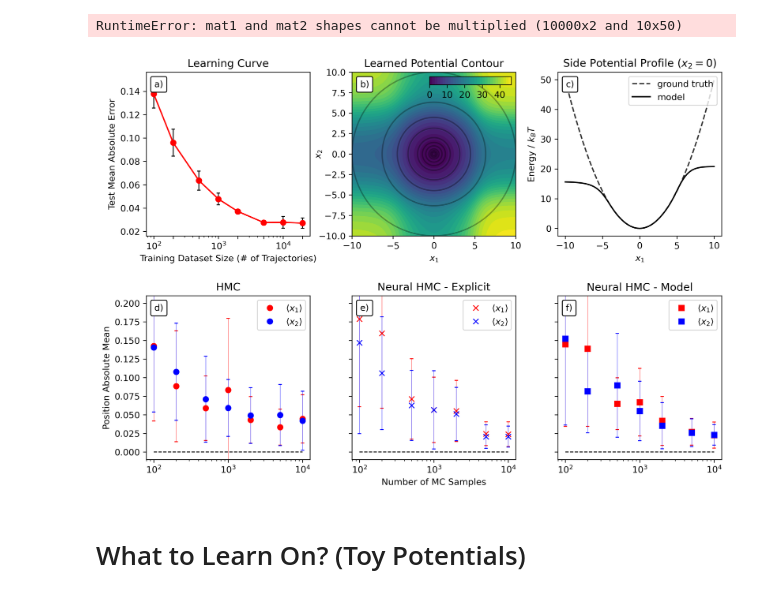
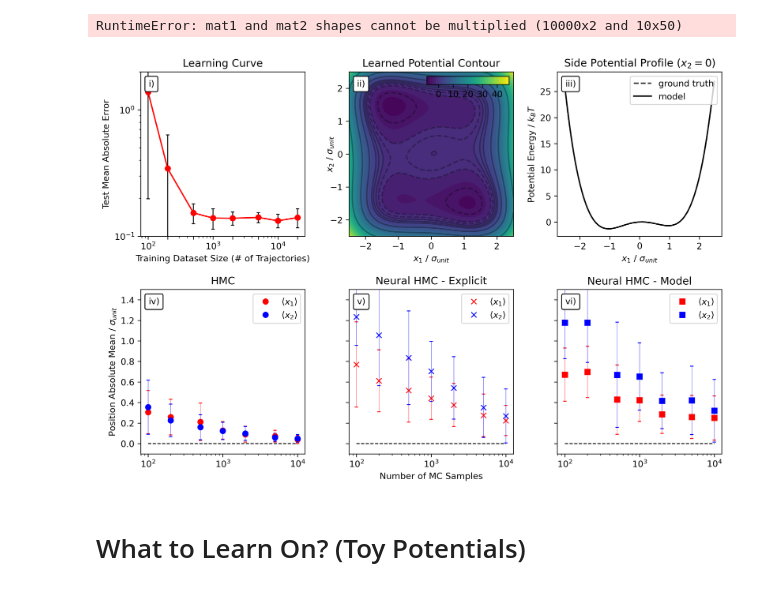
Before and after one commit to jakublala/md-neural-ode, a Jupyter notebook: plotting.ipynb, the cells around one changed output. Drawn from its saved outputs; the diff is of its cells as text; code cells hidden in the pictures.

```diff
--- a/plotting.ipynb
+++ b/plotting.ipynb
@@ -1218,20 +1218,33 @@ Z -= Z.min()
 # %% [output]
 RuntimeError: mat1 and mat2 shapes cannot be multiplied (10000x2 and 10x50)
 # %%
-potential = '10d_gaussian'
+# potential = '10d_gaussian'
 # potential = '2d_shell'
-# potential = 'wofe_quapp'
+potential = 'wofe_quapp'
 func = torch.load(f'results/{potential}/fully_trained/1_model.pt').to('cpu')
 num_samples = [100, 200, 500, 1000, 2000, 5000, 10000]
 fig = plt.figure(figsize=(12,8), dpi=300)
 axs = [0 for i in range(6)]
-gs = GridSpec(40, 48, figure=fig)
-axs[0] = fig.add_subplot(gs[:110, :(48//3 - 1)])
-axs[1] = fig.add_subplot(gs[:110, (48//3):(2*48//3)])
-axs[2] = fig.add_subplot(gs[:110, (2*48//3 + 1):])
-axs[3] = fig.add_subplot(gs[23:, :(48//3 - 1)])
-axs[4] = fig.add_subplot(gs[23:, (48//3):(2*48//3)])
-axs[5] = fig.add_subplot(gs[23:, (2*48//3 + 1):])
+
+width = 480
+height = 360
+triple_width = 140
+triple_width_delta = (width - 3 * triple_width) // 4
+double_width = 220
+double_width_delta = (width - 2 * double_width) // 2
+
+
+gs = GridSpec(height, width, figure=fig)
+
+axs[0] = fig.add_subplot(gs[:155, :triple_width])
+axs[1] = fig.add_subplot(gs[:155, (triple_width + 2* triple_width_delta):(2*triple_width + 2*triple_width_delta)])
+axs[2] = fig.add_subplot(gs[:155, (2*triple_width + 4*triple_width_delta):])
+
+
+axs[3] = fig.add_subplot(gs[205:, :triple_width])
+axs[4] = fig.add_subplot(gs[205:, (triple_width + 2* triple_width_delta):(2*triple_width + 2*triple_width_delta)])
+axs[5] = fig.add_subplot(gs[205:, (2*triple_width + 4*triple_width_delta):])
+
 
 
 for ax in axs:
@@ -1260,7 +1273,7 @@ axs[3].plot([num_samples[0], num_samples[-1]], [0, 0], 'k--', linewidth=1)
 
 
 # axs[0].set_xlabel('Number of MC Samples')
-axs[3].set_ylabel('Position Absolute Mean')
+axs[3].set_ylabel('Position Absolute Mean / $\sigma_{unit}$')
 axs[3].set_xscale('log')
 axs[3].set_title('HMC')
 axs[3].legend()
@@ -1337,11 +1350,14 @@ axs[0].set_title('Learning Curve')
 axs[0].set_xlabel('Training Dataset Size (# of Trajectories)')
 axs[0].set_ylabel('Test Mean Absolute Error')
 axs[0].set_xscale('log')
+axs[0].set_yscale('log')
+if potential == 'wofe_quapp':
+    axs[0].set_ylim([1e-1, 2e0])
 axs[0].set_xticks(x)
 
 
 # contour potential
-start, stop, n_values = -10, 10, 100
+start, stop, n_values = -2.5, 2.5, 100
 vals = np.linspace(start, stop, n_values)
 
 # model
@@ -1360,7 +1376,11 @@ else:
     X, Y = np.meshgrid(vals, vals)
     XY = np.stack([X,Y], axis=2).reshape(-1, 2)
     Z = func.net(torch.Tensor(XY)).detach().cpu().reshape(n_values, n_values).numpy()
+
     Z -= Z.min()
+    Z -= 6.760072791942995
+
+
 
 from mpl_toolkits.axes_grid1.inset_locator import inset_axes
 cp = axs[1].contourf(X, Y, Z, levels=30, cmap='viridis')
@@ -1382,13 +1402,14 @@ elif potential == '2d_shell':
 else:
     Z, _ = Wofe_Quapp(X, Y)
     levels =  [Z.min(), -5, -2, -1, 0, 1, 2, 5, 10, 20, 50, 100]
-    fig.colorbar(cp, cax=axins1,  ticks=[-10, -5, 0, 10, 20, 30, 40, 50, 60], orientation='horizontal')
+    fig.colorbar(cp, cax=axins1,  ticks=[0, 10, 20, 30, 40, 50, 60], orientation='horizontal')
+
 
 cs = axs[1].contour(X, Y, Z, levels, colors='k', alpha=0.3)
 
 axs[1].set_title('Learned Potential Contour')
-axs[1].set_xlabel('$x_1$')
-axs[1].set_ylabel('$x_2$', labelpad=-5)
+axs[1].set_xlabel('$x_1$ / $\sigma_{unit}$')
+axs[1].set_ylabel('$x_2$ / $\sigma_{unit}$', labelpad=-5)
 # axs[1].set_xticks([-5, -2.5, 0, 2.5, 5])
 # axs[1].set_yticks([-5, -2.5, 0, 2.5, 5])
 
@@ -1400,42 +1421,44 @@ elif potential == '2d_shell':
     Z, _ = Shell2D(vals, 0)
 else:
     Z, _ = Wofe_Quapp(vals, 0)
-    min_Z = Z[Z.shape[0] // 2]
+
 
 axs[2].plot(vals, Z, 'k--', alpha=0.8, label='ground truth')
 
 if potential == '10d_gaussian':
     XY = np.zeros((n_values, 10))
 else:
     XY = np.zeros((n_values, 2))
 XY[:, 0] = vals
 Z = func.net(torch.Tensor(XY)).detach().cpu().numpy()
 Z = Z - Z.min()
+if potential == 'wofe_quapp':
+    Z -= 1.3054282589358244
 
 axs[2].plot(vals, Z, 'k', label='model')
 axs[2].legend(loc='upper right')
-axs[2].set_xlabel('$x_1$')
-axs[2].set_ylabel('Energy / $k_B T$')
+axs[2].set_xlabel('$x_1$ / $\sigma_{unit}$')
+axs[2].set_ylabel('Potential Energy / $k_B T$')
 axs[2].set_title('Side Potential Profile ($x_2 = 0$)')
 
 
 
 from matplotlib.offsetbox import AnchoredText
 
-labels = ['a)', 'b)', 'c)', 'd)', 'e)', 'f)']
+labels = ['i)', 'ii)', 'iii)', 'iv)', 'v)', 'vi)']
 for i, ax in enumerate(axs):
     at = AnchoredText(
         labels[i], prop=dict(size=10), frameon=True, loc='upper left')
     at.patch.set_boxstyle("round,pad=0.,rounding_size=0.2")
     ax.add_artist(at)
 
 
 # plt.tight_layout()
-plt.setp((axs[3], axs[4], axs[5]), ylim=(-0.01, 0.21))
+plt.setp((axs[3], axs[4], axs[5]), ylim=(-0.1, 1.5))
 plt.savefig(f'figures/{potential}_hmc.png')
 plt.show()
 # %% [output]
-[figure, old version]
+[figure, new version]
 # %% [markdown]
 # What to Learn On? (Toy Potentials)
 # %%
```
Also changed, not shown: parts of 7 cells of this notebook, 12 other files.
